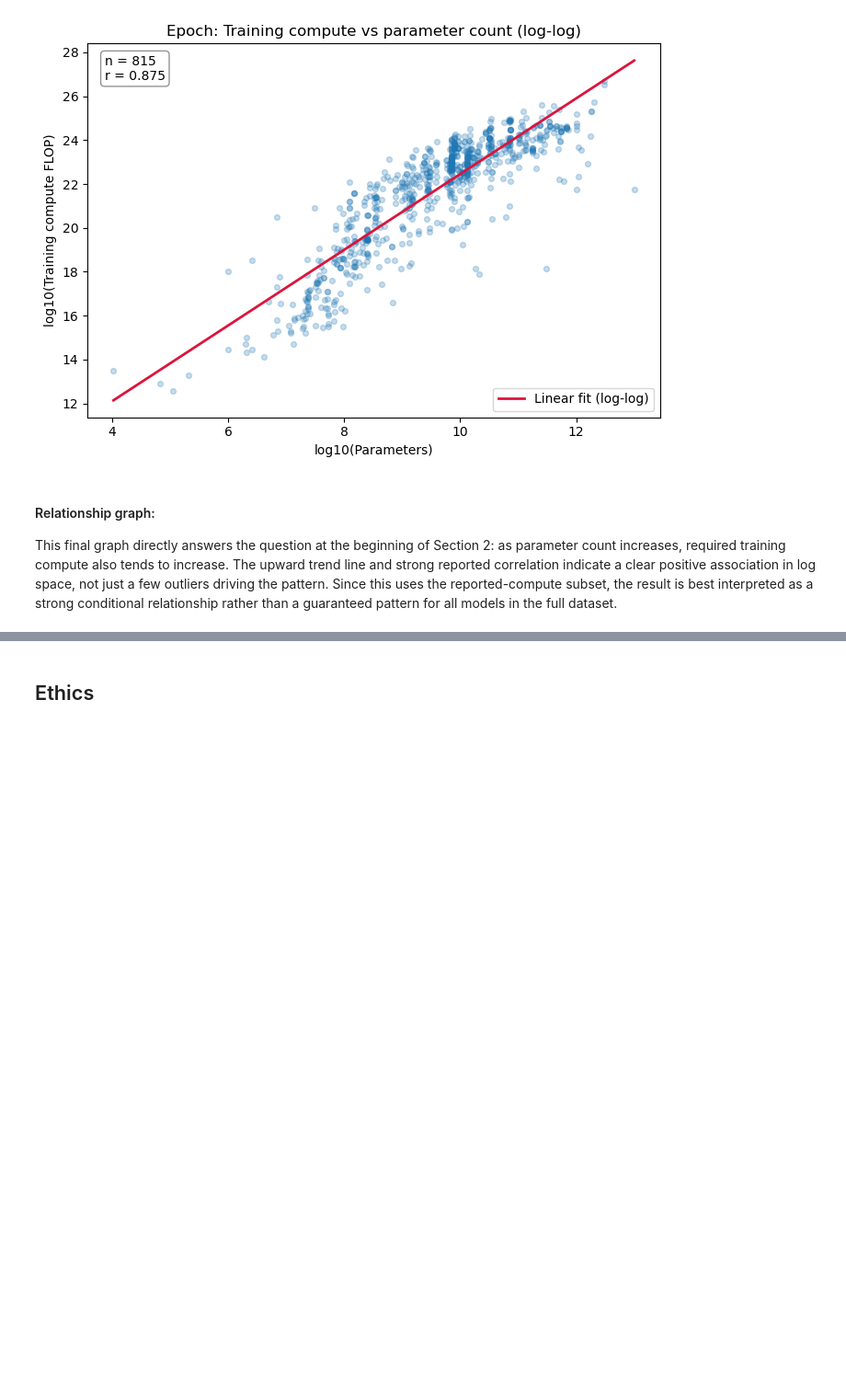
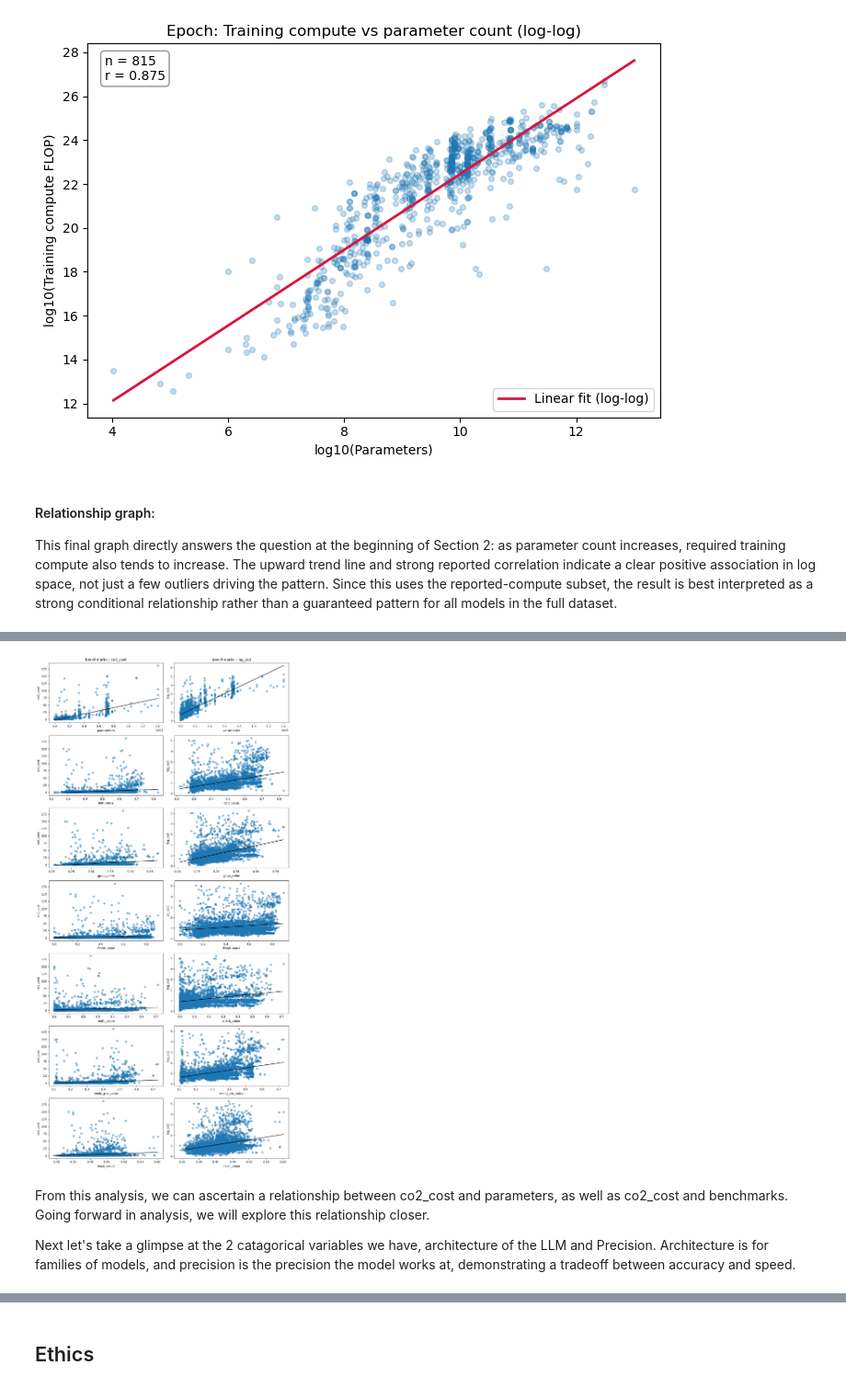
Before and after one commit to COGS108/Group090_WI26, a Jupyter notebook: 02-EDACheckpoint.ipynb, the cells around one changed output, grey strips where cells are left out. Shown at 92% size. Drawn from its saved outputs; the diff is of its cells as text; code cells hidden in the pictures; blank space fills up the shorter version.

```diff
--- a/02-EDACheckpoint.ipynb
+++ b/02-EDACheckpoint.ipynb
@@ -219,0 +350,33 @@ This final graph directly answers the question at the beginning of Section 2: as
+# %%
+# This code below generates benchmark to co2 subplots, vertically.
+fig, axs = plt.subplots(len(x_vars), 2, figsize=(12, 24))
+axs = axs.flatten(order="F")
+axs[0].set_title("benchmarks : co2_cost")
+axs[7].set_title("benchmarks : log_co2")
+for var in range(len(x_vars)):
+    x = hf.select(x_vars[var]).to_numpy().flatten()
+    m, b = np.polyfit(x, co2, 1)
+    regline = np.linspace(x.min(), x.max())
+    axs[var].scatter(hf.select(x_vars[var]).to_numpy(), co2, alpha=0.5)
+    axs[var].plot(regline, m*regline+b, color="black")
+    axs[var].set_xlabel(x_vars[var])
+    axs[var].set_ylabel(f"co2_cost")
+
+for var in range(len(x_vars)):
+    x = hf.select(x_vars[var]).to_numpy().flatten()
+    m, b = np.polyfit(x, log, 1)
+    regline = np.linspace(x.min(), x.max())
+    axs[var+len(x_vars)].scatter(hf.select(x_vars[var]).to_numpy(), log, alpha=0.5)
+    axs[var+len(x_vars)].plot(regline, m*regline+b, color="black")
+    axs[var+len(x_vars)].set_xlabel(x_vars[var])
+    axs[var+len(x_vars)].set_ylabel(f"log_co2")
+
+
+plt.tight_layout()
+plt.show()
+# %% [output]
+[figure, added]
+# %% [markdown]
+From this analysis, we can ascertain a relationship between co2_cost and parameters, as well as co2_cost and benchmarks. Going forward in analysis, we will explore this relationship closer.
+
+Next let's take a glimpse at the 2 catagorical variables we have, architecture of the LLM and Precision. Architecture is for families of models, and precision is the precision the model works at, demonstrating a tradeoff between accuracy and speed.
```
Also changed, not shown: parts of 11 cells of this notebook, 1 other file.
